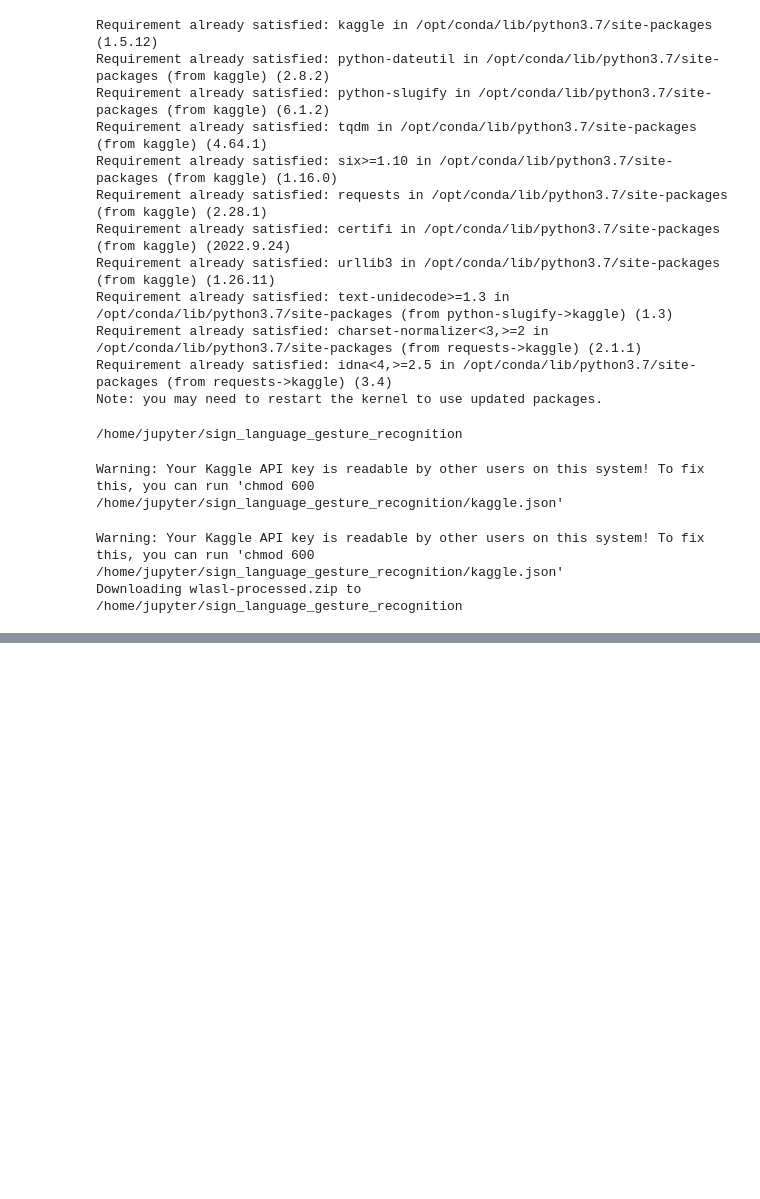
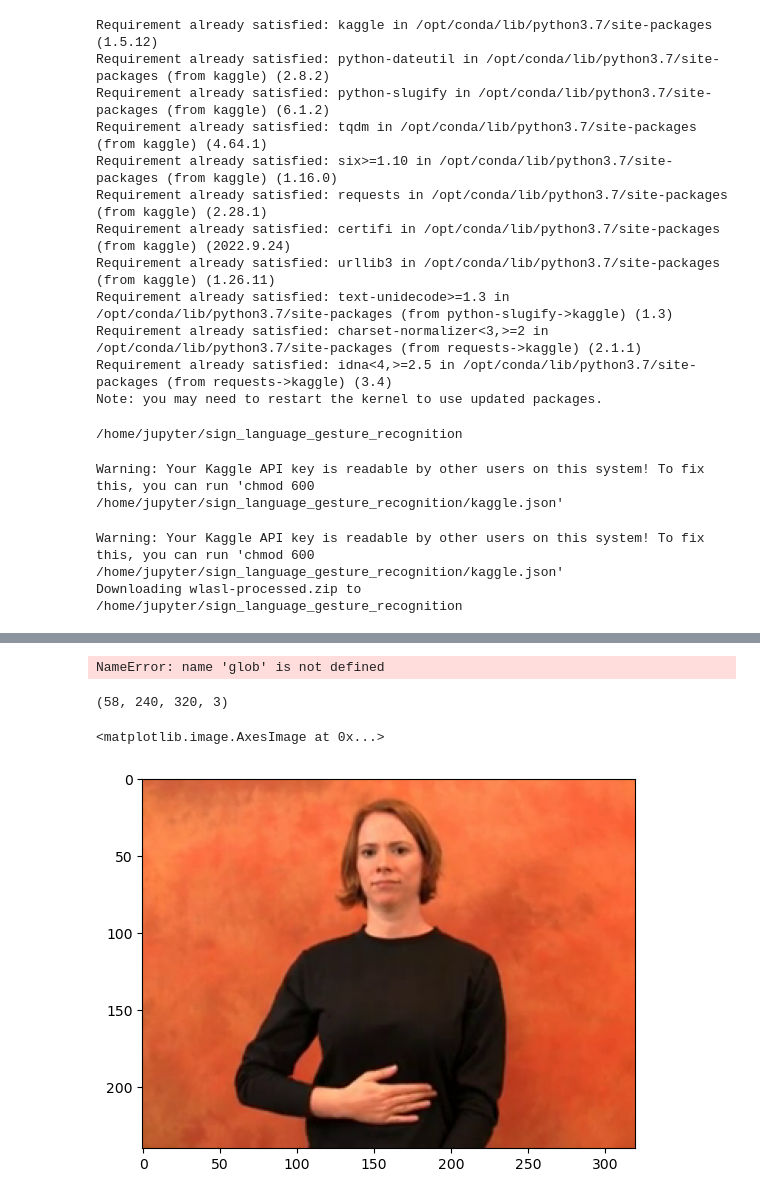
Before and after one commit to WojciechMojsiejuk/sign_language_gesture_recognition, a Jupyter notebook: asl_gesture_recognition.ipynb, the cells around one changed output, grey strips where cells are left out. Saved outputs shown, nothing was run; the diff lists cells and outputs as text; code cells hidden in the pictures; blank space fills up the shorter version.

```diff
--- a/asl_gesture_recognition.ipynb
+++ b/asl_gesture_recognition.ipynb
@@ -34,0 +200,21 @@ Downloading wlasl-processed.zip to /home/jupyter/sign_language_gesture_recogniti
+# %%
+def video2frames(video_file_path):
+    cap = cv2.VideoCapture(video_file_path)
+    frame_rate = cap.get(5)
+    while cap.isOpened():
+        frame_id = cap.get(1)
+        ret, frame = cap.read()
+        if not ret:
+            break
+        if frame_id % math.floor(frame_rate) == 0:
+            filename = '{}_frame_{}.jpg'.format(video_file_path, count)
+            count += 1
+            cv2.imwrite(filename, frame)
+    cap.release()
+
+videos = glob.glob('/home/adam/*.mp4')
+for i, video in enumerate(videos):
+    print('{}/{} - {}'.format(i+1, len(videos), video))
+    video2frames(video)
+# %% [output]
+NameError: name 'glob' is not defined
@@ -34,0 +228,40 @@ Downloading wlasl-processed.zip to /home/jupyter/sign_language_gesture_recogniti
+# %%
+def mediapipe_detection(image, model):
+    image = cv2.cvtColor(image, cv2.COLOR_BGR2RGB)
+    image.flags.writeable = False
+    results = model.process(image)
+    image.flags.writeable = True
+    image = cv2.cvtColor(image, cv2.COLOR_RGB2BGR)
+    return image, results
+# %%
+def draw_landmarks(image, results):
+    mp_drawing.draw_landmarks(image, results.face_landmarks, mp_holistic.FACEMESH_CONTOURS)
+    mp_drawing.draw_landmarks(image, results.pose_landmarks, mp_holistic.POSE_CONNECTIONS)
+    mp_drawing.draw_landmarks(image, results.left_hand_landmarks, mp_holistic.HAND_CONNECTIONS)
+    mp_drawing.draw_landmarks(image, results.right_hand_landmarks, mp_holistic.HAND_CONNECTIONS)
+# %%
+frames = []
+holistics = []
+with mp_holistic.Holistic(min_detection_confidence=0.5, min_tracking_confidence=0.5) as holistic:
+    cap = cv2.VideoCapture(video_file_path)
+    number_of_frames = cap.get(cv2.CAP_PROP_FRAME_COUNT)
+    for i in range(int(number_of_frames)):
+        ret, frame = cap.read()
+        if ret:
+            image, results = mediapipe_detection(frame, holistic)
+            frames.append(image)
+            img_with_landmarks = image.copy()
+            landmarks = draw_landmarks(img_with_landmarks, results)
+            holistics.append(img_with_landmarks)
+    cap.release()
+# %%
+frames = np.array(frames)
+# %%
+frames.shape
+# %% [output]
+(58, 240, 320, 3)
+# %%
+plt.imshow(frames[30,:,:,::-1])
+# %% [output]
+<matplotlib.image.AxesImage at 0x...>
+[figure, added]
```
Also changed, not shown: parts of 25 cells of this notebook.
